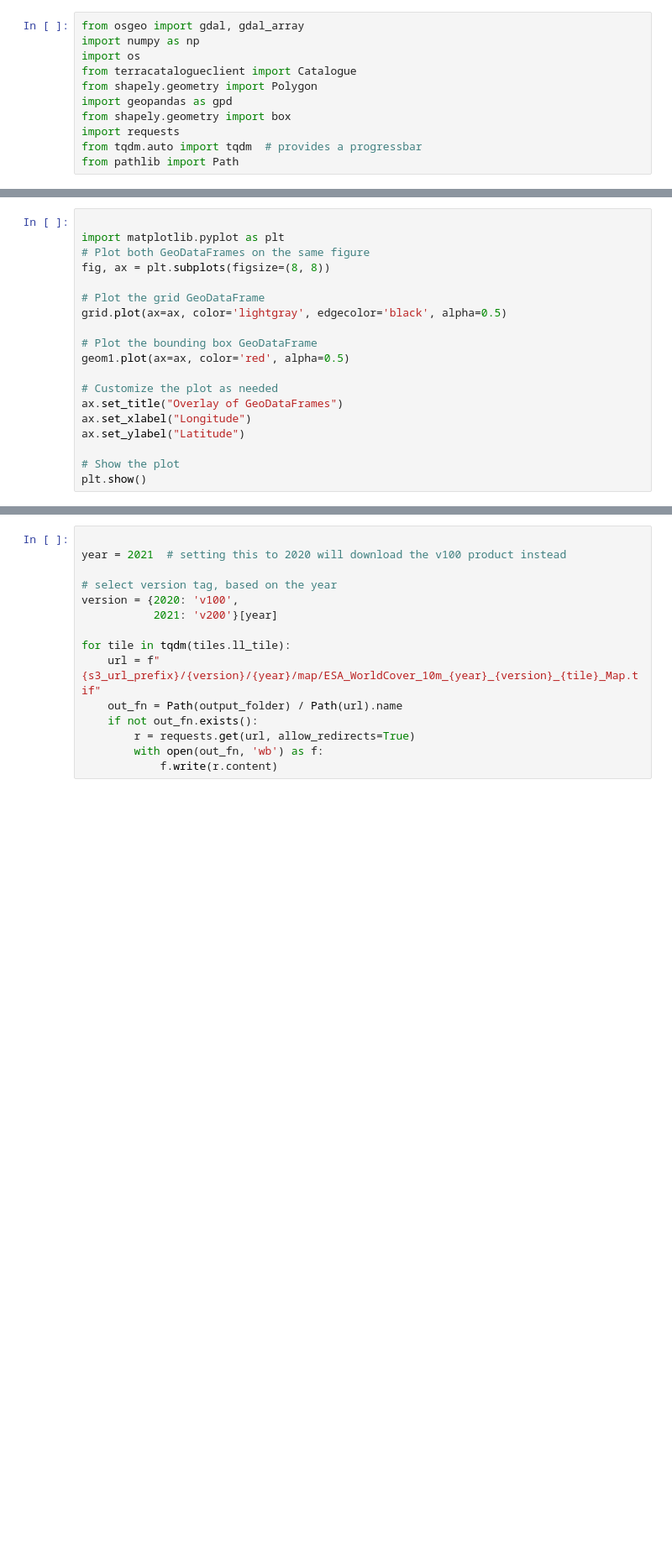
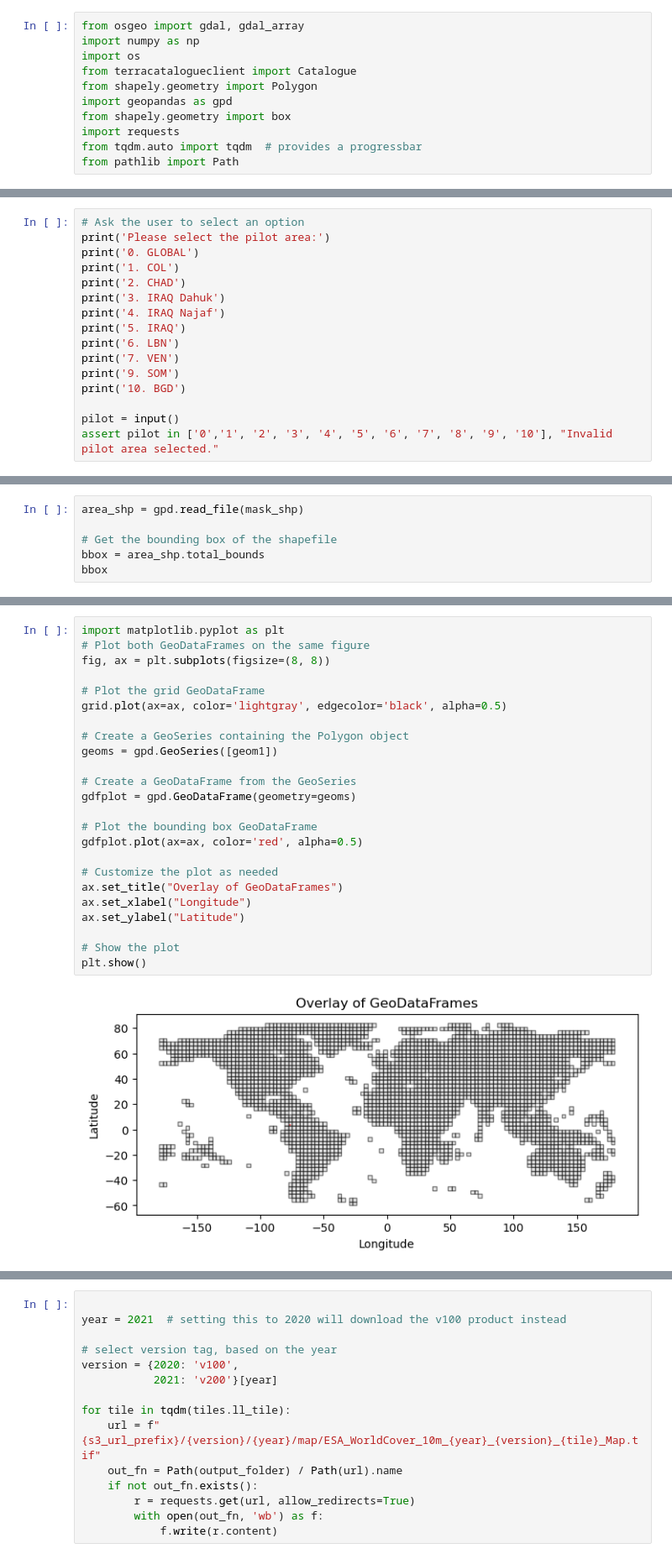
Before and after one commit to WFP-VAM/GeoTar, a Jupyter notebook: Notebooks/World_cover.ipynb, the cells around one changed output, grey strips where cells are left out. Shown at 84% size. Cells and saved outputs as stored; diff of their text form; blank space fills up the shorter version.

```diff
--- a/Notebooks/World_cover.ipynb
+++ b/Notebooks/World_cover.ipynb
@@ -41,0 +12,16 @@ geometry = Polygon.from_bounds(*bounds)
+# %%
+# Ask the user to select an option
+print('Please select the pilot area:')
+print('0. GLOBAL')
+print('1. COL')
+print('2. CHAD')
+print('3. IRAQ Dahuk')
+print('4. IRAQ Najaf')
+print('5. IRAQ')
+print('6. LBN')
+print('7. VEN')
+print('9. SOM')
+print('10. BGD')
+
+pilot = input()
+assert pilot in ['0','1', '2', '3', '4', '5', '6', '7', '8', '9', '10'], "Invalid pilot area selected."
@@ -41,0 +122,6 @@ geometry = Polygon.from_bounds(*bounds)
+# %%
+area_shp = gpd.read_file(mask_shp)
+
+# Get the bounding box of the shapefile
+bbox = area_shp.total_bounds
+bbox
@@ -73,21 +168,28 @@ grid = gpd.read_file(url)
 tiles = grid[grid.intersects(geom1)]
 #tiles = gpd.overlay(grid, geom1, how='intersection')
 # %%
-
 import matplotlib.pyplot as plt
 # Plot both GeoDataFrames on the same figure
 fig, ax = plt.subplots(figsize=(8, 8))
 
 # Plot the grid GeoDataFrame
 grid.plot(ax=ax, color='lightgray', edgecolor='black', alpha=0.5)
 
+# Create a GeoSeries containing the Polygon object
+geoms = gpd.GeoSeries([geom1])
+
+# Create a GeoDataFrame from the GeoSeries
+gdfplot = gpd.GeoDataFrame(geometry=geoms)
+
 # Plot the bounding box GeoDataFrame
-geom1.plot(ax=ax, color='red', alpha=0.5)
+gdfplot.plot(ax=ax, color='red', alpha=0.5)
 
 # Customize the plot as needed
 ax.set_title("Overlay of GeoDataFrames")
 ax.set_xlabel("Longitude")
 ax.set_ylabel("Latitude")
 
 # Show the plot
 plt.show()
+# %% [output]
+[figure, added]
```
Also changed, not shown: parts of 16 cells of this notebook.
